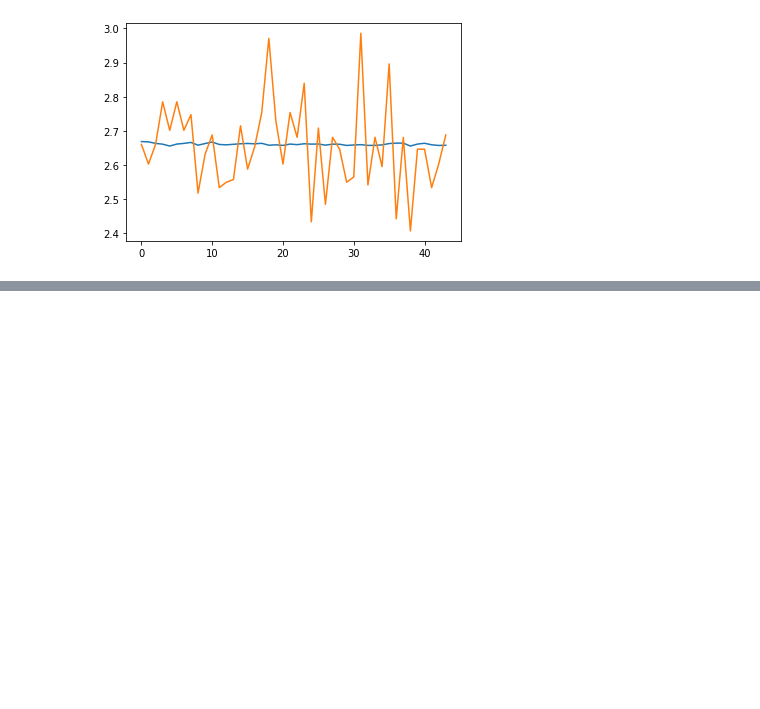
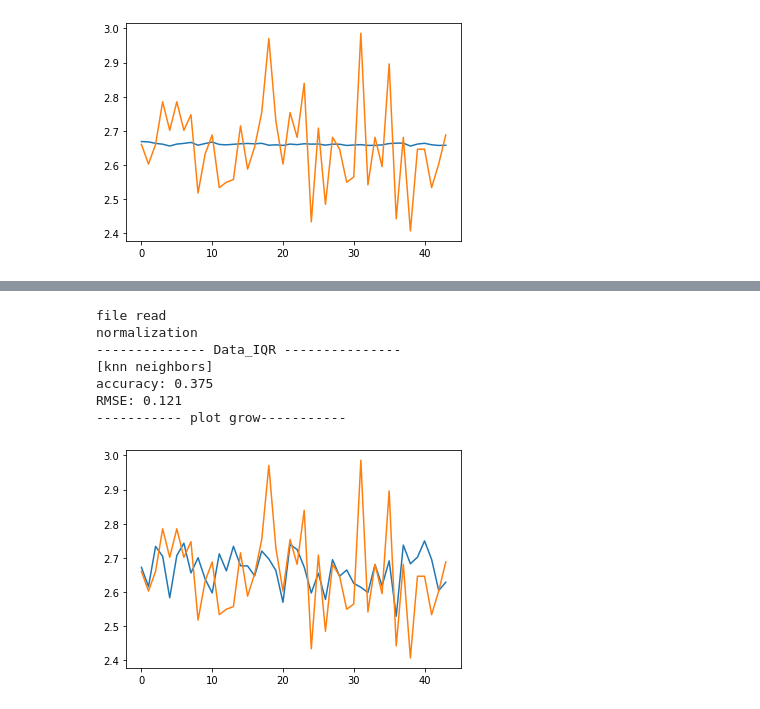
Before and after one commit to good-thinking/easy-coding2, a Jupyter notebook: class(Linear).ipynb, the cells around one changed output, grey strips where cells are left out. Drawn from its saved outputs; the diff is of its cells as text; code cells hidden in the pictures; blank space fills up the shorter version.

```diff
--- a/class(Linear).ipynb
+++ b/class(Linear).ipynb
@@ -188,0 +287,19 @@ RMSE : 0.125
+# %%
+x5 = numeric()
+x5.read_file("/content/drive/MyDrive/파이썬/data_revised.csv")
+x5.normalization(2)
+x5.data_IQR(2)
+x5.before_making_model([x5.df.columns[3],x5.df.columns[4],x5.df.columns[5], x5.df.columns[6]],[x5.df.columns[1]],2)
+
+x5.knn_reg_function(x5.train_test_data)
+x5.Reset_index(x5.Y_value[1],2)
+x5.plot_picture(x5.Y_value[0],x5.Y_test)
+# %% [output]
+file read
+normalization
+-------------- Data_IQR ---------------
+[knn neighbors]
+accuracy: 0.375
+RMSE: 0.121
+----------- plot grow-----------
+[figure, added]
```
Also changed, not shown: parts of 9 cells of this notebook.
